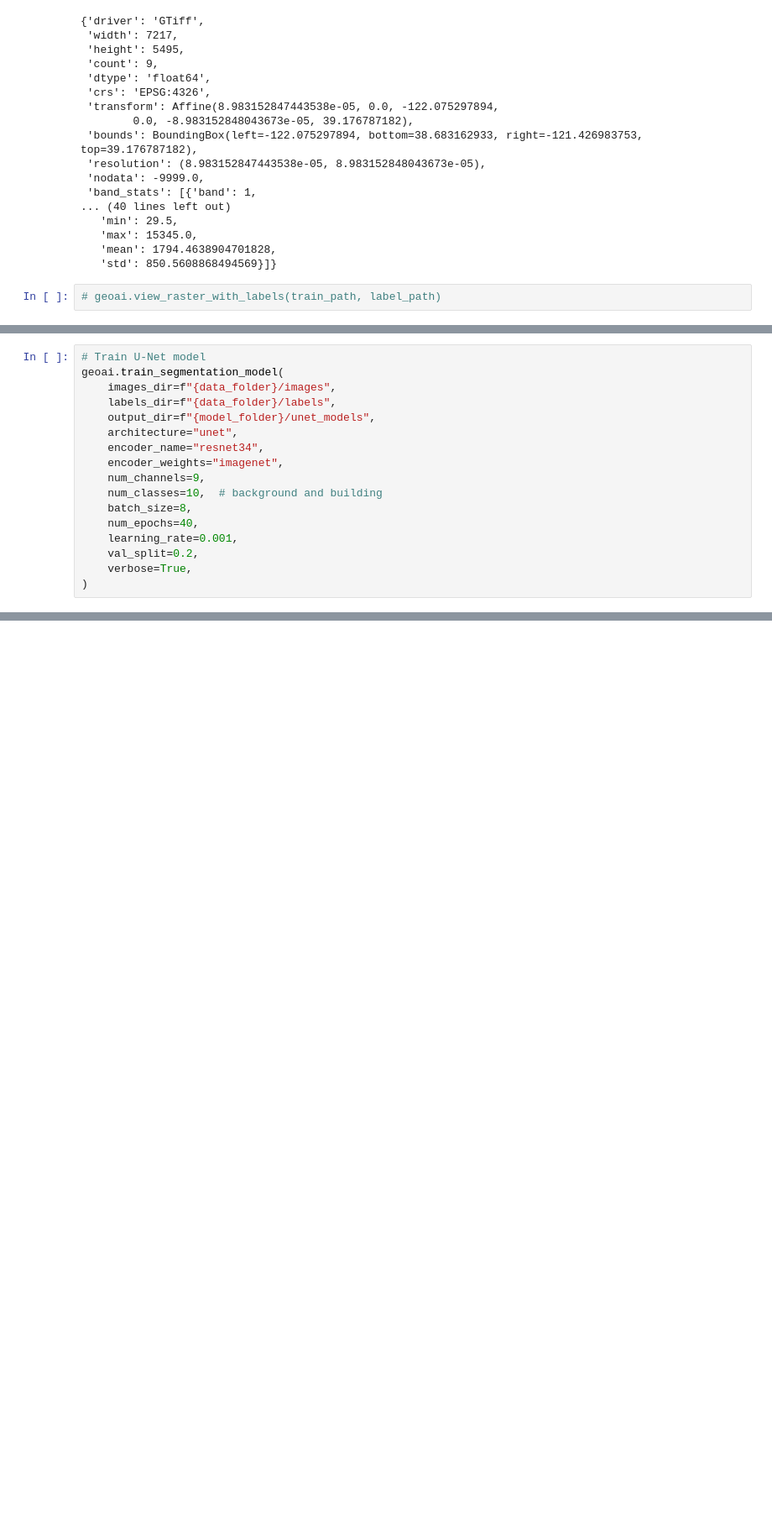
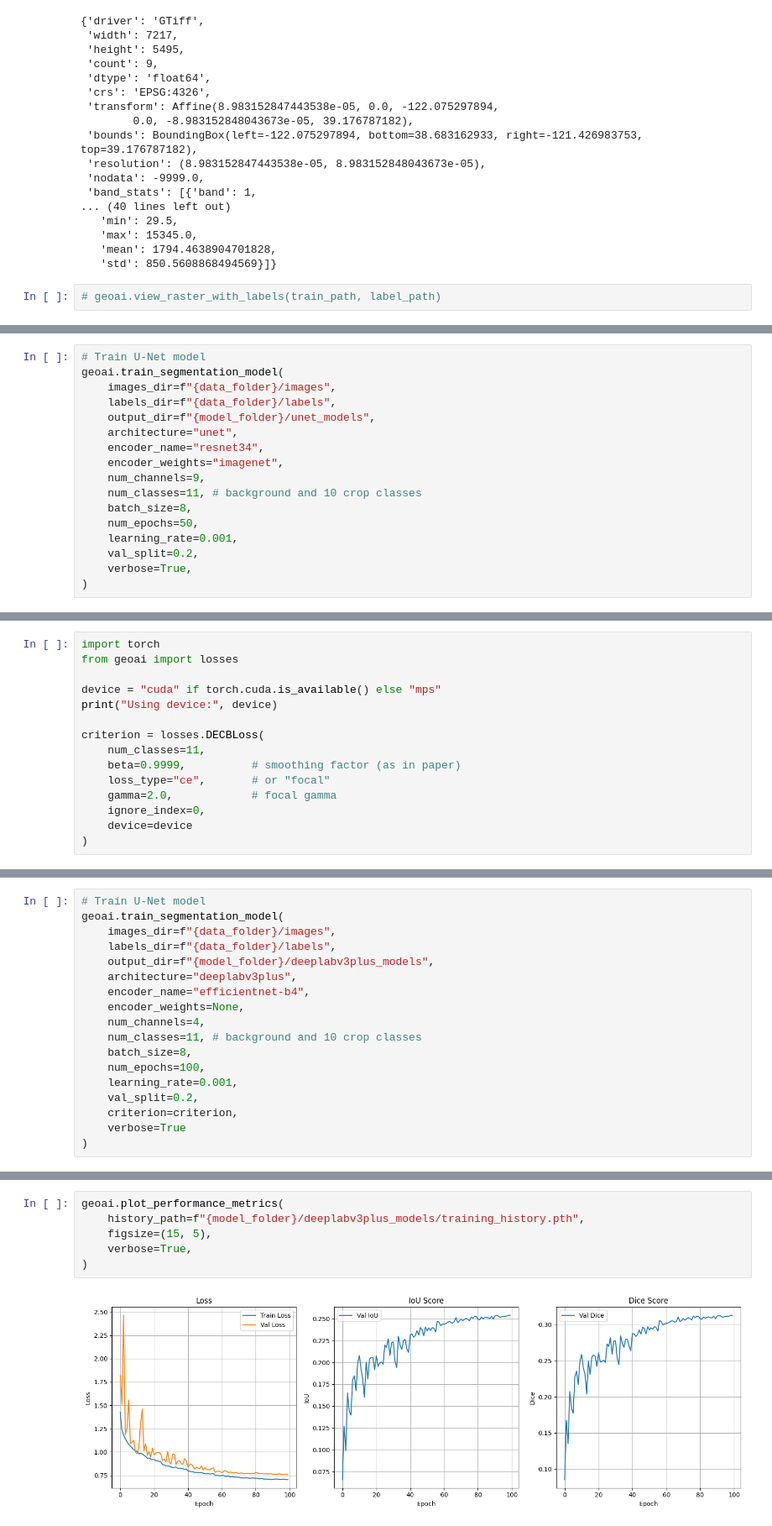
Before and after one commit to dikaizm/research-crop-mapping-geoai, a Jupyter notebook: notebooks/segmentation_model_00.ipynb, the cells around one changed output, grey strips where cells are left out. Shown at 84% size. Saved outputs shown, nothing was run; the diff lists cells and outputs as text; blank space fills up the shorter version.

```diff
--- a/notebooks/segmentation_model_00.ipynb
+++ b/notebooks/segmentation_model_00.ipynb
@@ -126,9 +127,9 @@ geoai.train_segmentation_model(
     encoder_name="resnet34",
     encoder_weights="imagenet",
     num_channels=9,
-    num_classes=10,  # background and building
+    num_classes=11, # background and 10 crop classes
     batch_size=8,
-    num_epochs=40,
+    num_epochs=50,
     learning_rate=0.001,
     val_split=0.2,
     verbose=True,
@@ -154,0 +428,15 @@ KeyboardInterrupt:
+# %%
+import torch
+from geoai import losses
+
+device = "cuda" if torch.cuda.is_available() else "mps"
+print("Using device:", device)
+
+criterion = losses.DECBLoss(
+    num_classes=11,
+    beta=0.9999,          # smoothing factor (as in paper)
+    loss_type="ce",       # or "focal"
+    gamma=2.0,            # focal gamma
+    ignore_index=0,
+    device=device
+)
@@ -154,0 +445,18 @@ KeyboardInterrupt:
+# %%
+# Train U-Net model
+geoai.train_segmentation_model(
+    images_dir=f"{data_folder}/images",
+    labels_dir=f"{data_folder}/labels",
+    output_dir=f"{model_folder}/deeplabv3plus_models",
+    architecture="deeplabv3plus",
+    encoder_name="efficientnet-b4",
+    encoder_weights=None,
+    num_channels=4,
+    num_classes=11, # background and 10 crop classes
+    batch_size=8,
+    num_epochs=100,
+    learning_rate=0.001,
+    val_split=0.2,
+    criterion=criterion,
+    verbose=True
+)
@@ -154,0 +481,8 @@ KeyboardInterrupt:
+# %%
+geoai.plot_performance_metrics(
+    history_path=f"{model_folder}/deeplabv3plus_models/training_history.pth",
+    figsize=(15, 5),
+    verbose=True,
+)
+# %% [output]
+[figure, added]
```
Also changed, not shown: parts of 50 cells of this notebook.
